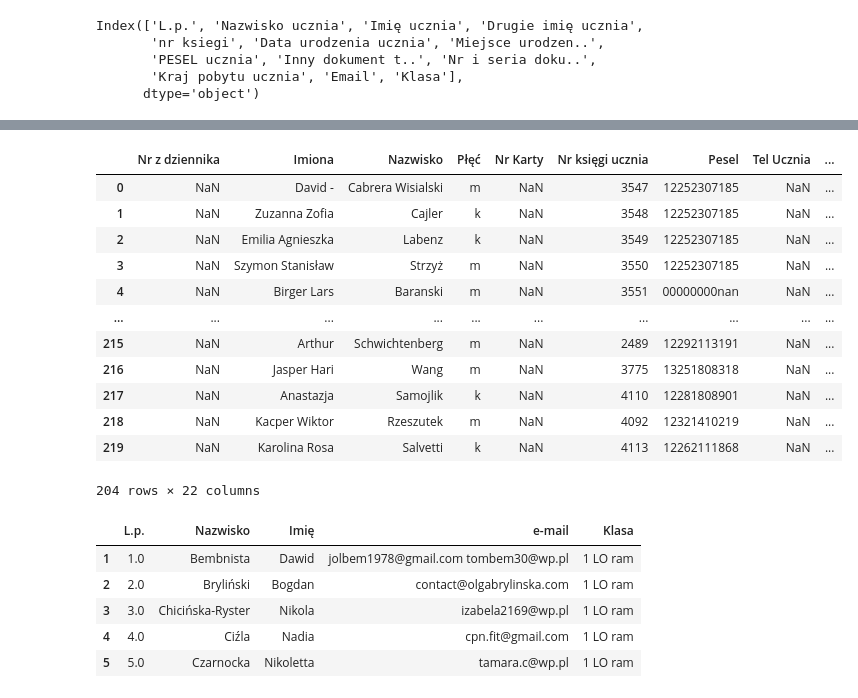
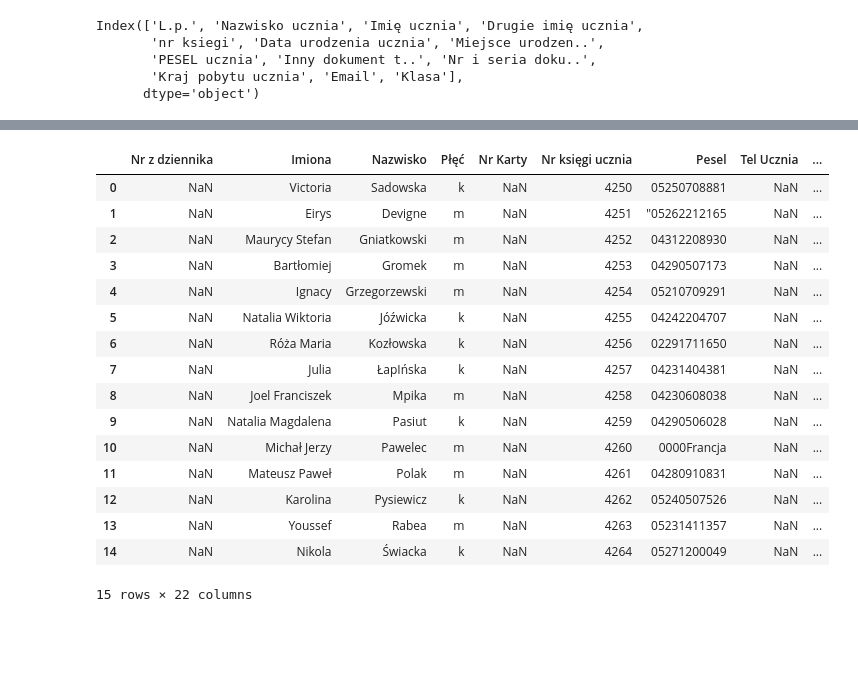
Before and after one commit to Lalsep/mantica, a Jupyter notebook: nowe_swiadectwa/zaciag_uczniow.ipynb, the cells around one changed output, grey strips where cells are left out. Saved outputs shown, nothing was run; the diff lists cells and outputs as text; code cells hidden in the pictures; blank space fills up the shorter version.

```diff
--- a/nowe_swiadectwa/zaciag_uczniow.ipynb
+++ b/nowe_swiadectwa/zaciag_uczniow.ipynb
@@ -158,5 +185,4 @@ ValueError: Length mismatch: Expected axis has 4 elements, new values have 5 ele
 # %%
-db.columns = ['L.p.', 'Nazwisko', 'Imię', 'Drugie imię',
-       'nr_ksiegi', 'Data urodzenia', 'Miejsce ur',
-       'PESEL', 'Inny dok', 'Nr i seria',
+db.columns == ['L.p.', 'Nazwisko', 'Imię', 'Drugie imię', 'nr_ksiegi',
+       'Data urodzenia', 'Miejsce ur', 'PESEL', 'Inny dok', 'Nr i seria',
        'Kraj', 'e-mail', 'Klasa']
@@ -223,3 +223,3 @@ cc = pd.read_excel('../import_uczniow.xls')
 # %%
-dd = db.loc[db['Klasa'] =='6 sp uzup']
+dd = db.loc[db['Klasa'] =='4 LO uzup']
 # %%
@@ -241,8 +233,0 @@ dd
-# %%
-import pandas as pd
-
-# Tworzenie kolumny 'Imię' z uwzględnieniem 'Drugie imię'
-dd['Imię'] = dd['Imię'] + ' ' + dd['Drugie imię'].fillna('')
-
-# Wyświetlanie wyników
-dd
@@ -315,3 +277,0 @@ c
-# %%
-df.set_index(['Imię', 'Nazwisko'], inplace=True)
-cd.set_index(['Imiona', 'Nazwisko'], inplace=True)
@@ -366,30 +278,22 @@ cd
 # %%
 cd['Płęć'] = cd['Imiona'].apply(lambda x: 'k' if str(x).strip().endswith('a') else 'm')
 # %%
-cd['Nazwisko'] = cd['Nazwisko'].str.title()
-cd['e-mail ucznia'] = cd['e-mail ucznia'].str.strip()
 cd
 # %% [output]
 |  | Nr z dziennika | Imiona | Nazwisko | Płęć | Nr Karty | Nr księgi ucznia | Pesel | Tel Ucznia | ... |
-| 0 | NaN | David - | Cabrera Wisialski | m | NaN | 3547 | 12252307185 | NaN | ... |
-| 1 | NaN | Zuzanna Zofia | Cajler | k | NaN | 3548 | 12252307185 | NaN | ... |
-| 2 | NaN | Emilia Agnieszka | Labenz | k | NaN | 3549 | 12252307185 | NaN | ... |
-| 3 | NaN | Szymon Stanisław | Strzyż | m | NaN | 3550 | 12252307185 | NaN | ... |
-| 4 | NaN | Birger Lars | Baranski | m | NaN | 3551 | 00000000nan | NaN | ... |
-| ... | ... | ... | ... | ... | ... | ... | ... | ... | ... |
-| 215 | NaN | Arthur | Schwichtenberg | m | NaN | 2489 | 12292113191 | NaN | ... |
-| 216 | NaN | Jasper Hari | Wang | m | NaN | 3775 | 13251808318 | NaN | ... |
-| 217 | NaN | Anastazja | Samojlik | k | NaN | 4110 | 12281808901 | NaN | ... |
-| 218 | NaN | Kacper Wiktor | Rzeszutek | m | NaN | 4092 | 12321410219 | NaN | ... |
-| 219 | NaN | Karolina Rosa | Salvetti | k | NaN | 4113 | 12262111868 | NaN | ... |
+| 0 | NaN | Victoria | Sadowska | k | NaN | 4250 | 05250708881 | NaN | ... |
+| 1 | NaN | Eirys | Devigne | m | NaN | 4251 | "05262212165 | NaN | ... |
+| 2 | NaN | Maurycy Stefan | Gniatkowski | m | NaN | 4252 | 04312208930 | NaN | ... |
+| 3 | NaN | Bartłomiej | Gromek | m | NaN | 4253 | 04290507173 | NaN | ... |
+| 4 | NaN | Ignacy | Grzegorzewski | m | NaN | 4254 | 05210709291 | NaN | ... |
+| 5 | NaN | Natalia Wiktoria | Jóźwicka | k | NaN | 4255 | 04242204707 | NaN | ... |
+| 6 | NaN | Róża Maria | Kozłowska | k | NaN | 4256 | 02291711650 | NaN | ... |
+| 7 | NaN | Julia | ŁapIńska | k | NaN | 4257 | 04231404381 | NaN | ... |
+| 8 | NaN | Joel Franciszek | Mpika | m | NaN | 4258 | 04230608038 | NaN | ... |
+| 9 | NaN | Natalia Magdalena | Pasiut | k | NaN | 4259 | 04290506028 | NaN | ... |
+| 10 | NaN | Michał Jerzy | Pawelec | m | NaN | 4260 | 0000Francja | NaN | ... |
+| 11 | NaN | Mateusz Paweł | Polak | m | NaN | 4261 | 04280910831 | NaN | ... |
+| 12 | NaN | Karolina | Pysiewicz | k | NaN | 4262 | 05240507526 | NaN | ... |
+| 13 | NaN | Youssef | Rabea | m | NaN | 4263 | 05231411357 | NaN | ... |
+| 14 | NaN | Nikola | Świacka | k | NaN | 4264 | 05271200049 | NaN | ... |
-204 rows × 22 columns
+15 rows × 22 columns
-# %%
-df['Nazwisko'] = df['Nazwisko'].str.title()
-df.head()
-# %% [output]
-|  | L.p. | Nazwisko | Imię | e-mail | Klasa |
-| 1 | 1.0 | Bembnista | Dawid | jolbem1978@gmail.com tombem30@wp.pl | 1 LO ram |
-| 2 | 2.0 | Bryliński | Bogdan | contact@olgabrylinska.com | 1 LO ram |
-| 3 | 3.0 | Chicińska-Ryster | Nikola | izabela2169@wp.pl | 1 LO ram |
-| 4 | 4.0 | Ciźla | Nadia | cpn.fit@gmail.com | 1 LO ram |
-| 5 | 5.0 | Czarnocka | Nikoletta | tamara.c@wp.pl | 1 LO ram |
```
Also changed, not shown: parts of 36 cells of this notebook, 13 other files.
